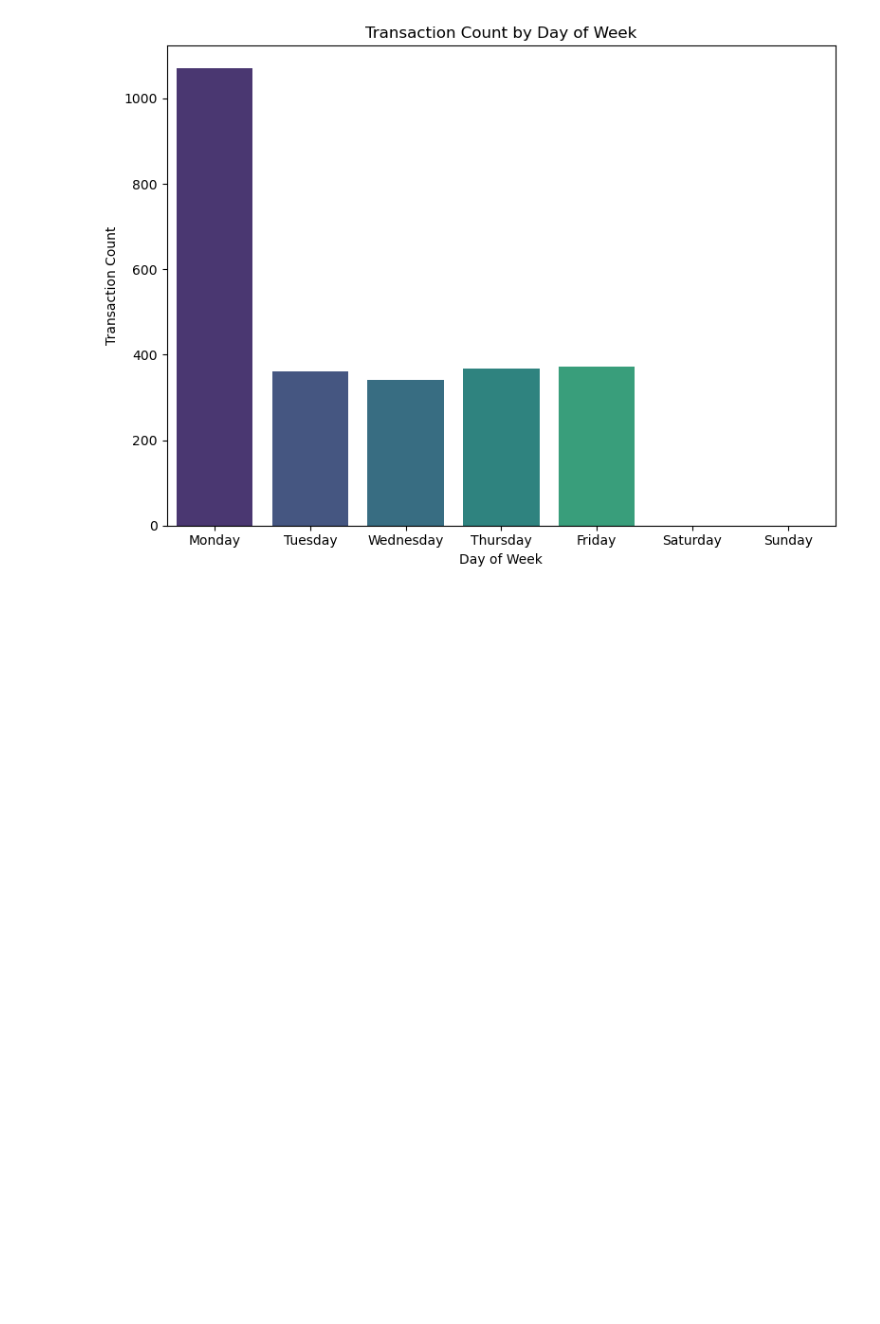
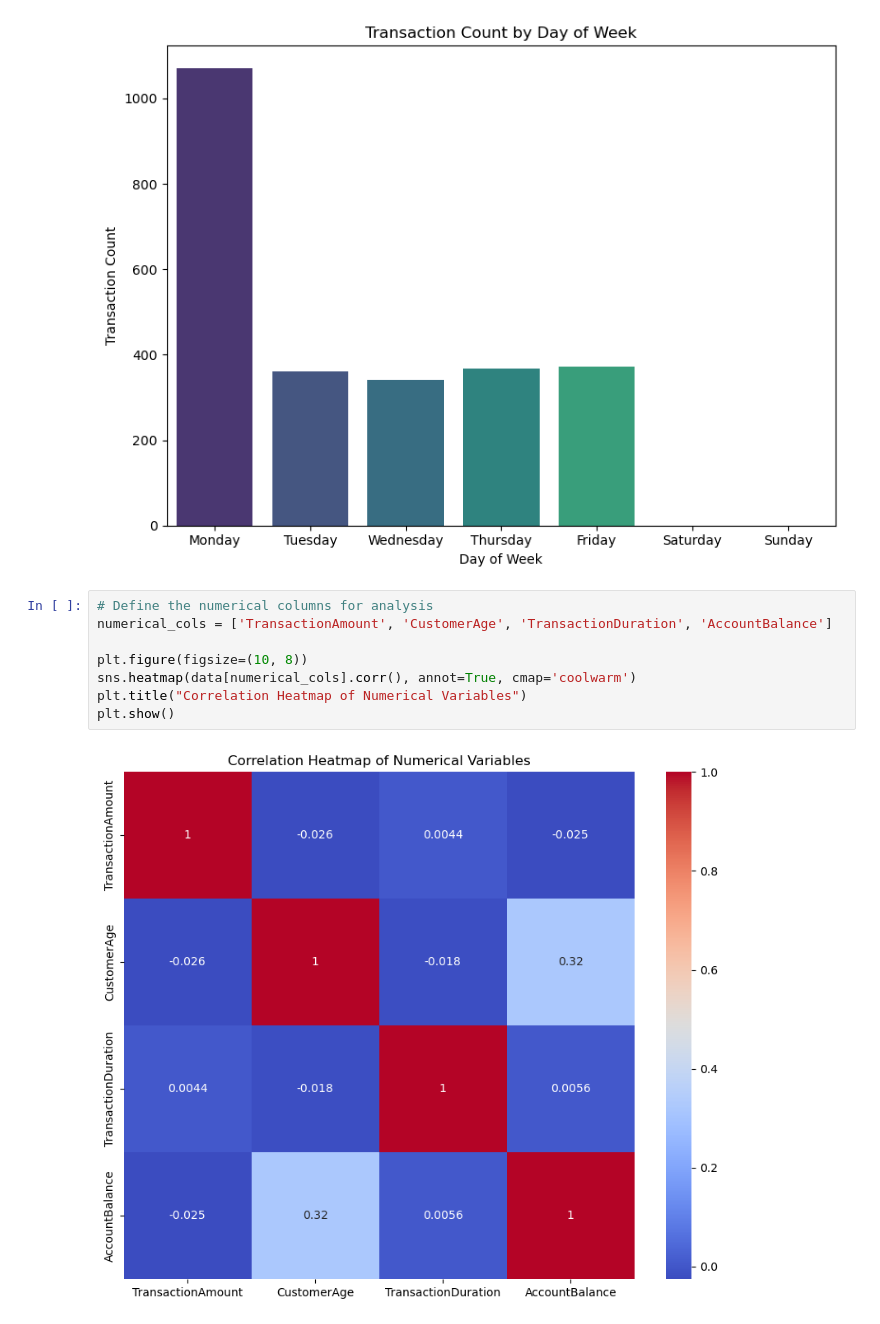
Before and after one commit to kealankuar/bank-fraud-anomaly-detection, a Jupyter notebook: notebooks/EDA.ipynb, the cells around one changed output. Drawn from its saved outputs; the diff is of its cells as text; blank space fills up the shorter version.

Commit message:
Performed bivariate and multivariate analysis

```diff
--- a/notebooks/EDA.ipynb
+++ b/notebooks/EDA.ipynb
@@ -245,3 +245,13 @@ Passing `palette` without assigning `hue` is deprecated and will be removed in v
 
   sns.barplot(x=weekday_counts.index, y=weekday_counts.values, palette='viridis')
 [figure]
+# %%
+# Define the numerical columns for analysis
+numerical_cols = ['TransactionAmount', 'CustomerAge', 'TransactionDuration', 'AccountBalance']
+
+plt.figure(figsize=(10, 8))
+sns.heatmap(data[numerical_cols].corr(), annot=True, cmap='coolwarm')
+plt.title("Correlation Heatmap of Numerical Variables")
+plt.show()
+# %% [output]
+[figure, added]
```
Also changed, not shown: parts of 8 cells of this notebook.
